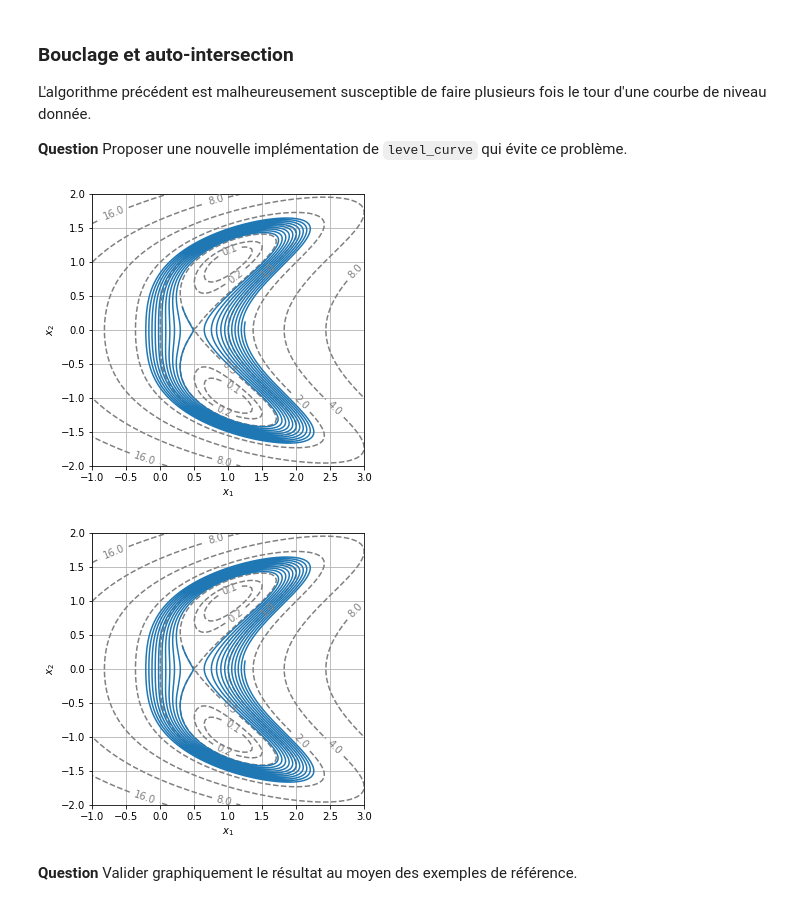
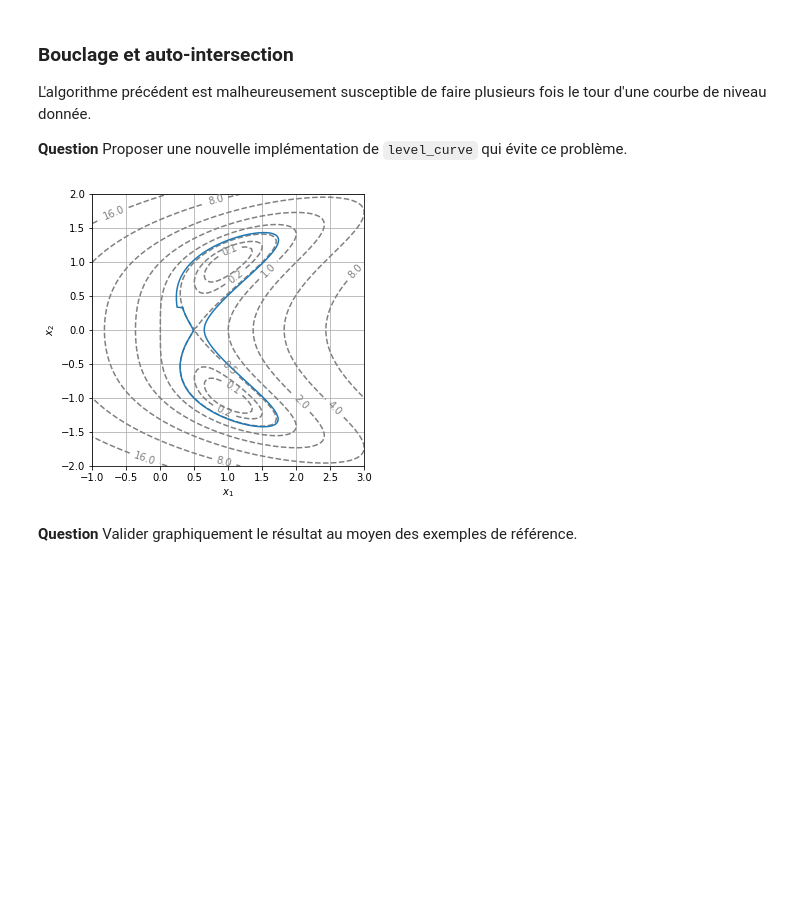
Before and after one commit to EliottBarbier/projet-maths, a Jupyter notebook: Projet numérique - Calcul différentiel.ipynb, the cells around one changed output. Saved outputs shown, nothing was run; the diff lists cells and outputs as text; code cells hidden in the pictures; blank space fills up the shorter version.

Commit message:
Solution empirique pour intersection et bouclage

```diff
--- a/Projet numérique - Calcul différentiel.ipynb
+++ b/Projet numérique - Calcul différentiel.ipynb
@@ -204,10 +196,14 @@ def Newton(F, x0, y0, eps=eps, N=N):
 # %% [markdown]
 **Question** Tester votre implémentation de la fonction `Newton` ! On suggère par exemple de l'utiliser pour chercher un point $(x, y)$ de la ligne de niveau $0.8$ de $f_1$ (cf. Exemples de référence) qui vérifie en outre $x = y$ en utilisant le point $(0.8, 0.8)$. Puis de faire varier le point de référence, la contrainte supplémentaire, etc. et de représenter graphiquement les résultats.
 # %%
-def F(x,y):
+def F2(x,y):
     return( np.array( [ f2(x,y)-0.5 , x-y ]) )
+def F1(x,y):
+    return( np.array( [ f1(x,y)-0.8 , x-y ]) )
 
-Newton(F,0.8,0.8)
+def F3(x,y):
+    return( np.array( [ f3(x,y)-0.8 , x-y ]) )
+Newton(F1,0.8,0.8)
 
 #On fait varier le point de départ :
 # %% [output]
@@ -254,7 +249,7 @@ def level_curve(f, x0, y0, delta=0.1, N=1000, eps=eps):
 
     return (tab)
 
-x0,y0=Newton(F,0.8,0.8)
+x0,y0=Newton(F2,0.8,0.8)
 tab=level_curve(f2,x0,y0,delta=0.001,N=10000) #On augmente la précision et le nombre de points pour que ça suive bien
 
 X=tab[0,:]
@@ -291,8 +284,9 @@ def level_curve2(f, x0, y0, delta=0.1, N=1000, eps=eps):
     for k in range(1,N):
         grad_f=grad(f)
         gradient=grad_f(x,y)
-        if k>=2 and ((tab[0,0]-x)**2 + (tab[1,0]-y)**2)<=10. :
-            tab[:, k:]=[0,0]
+        if k>= 10 and np.abs(y - tab[1,0]) <= delta and np.abs(x-tab[0,0]) <= 10*delta :  #A la zeub, marche pour f1, f2
+            tab[0,k:]=tab[0,0]
+            tab[1,k:]=tab[1,0]
             return(tab)
         else:
             if np.isclose(gradient[0],0.) :
@@ -300,36 +294,35 @@ def level_curve2(f, x0, y0, delta=0.1, N=1000, eps=eps):
                 y=y
             else :
                 sol1y= - delta/np.sqrt(1+ (gradient[1]/gradient[0])**2 )
                 sol1x= -(gradient[1]/gradient[0]) * sol1y
                 normegrad= np.sqrt( gradient[0]**2 + gradient[1]**2)
                 norme=np.sqrt(sol1x**2+sol1y**2)
                 if np.isclose(np.linalg.det(np.array( [ [gradient[0]/normegrad, sol1x/norme ], [gradient[1]/normegrad, sol1y/norme ]])),1.) :
                     x=sol1x+x
                     y=sol1y+y
 
                 else:
                     x=-sol1x+x
                     y=-sol1y+y
             tab[:,k]=np.array([x,y])
 
     return (tab)
 
 
-x0,y0=Newton(F,0.8,0.8)
-tab=level_curve(f2,x0,y0,delta=0.01,N=10000) #On augmente la précision et le nombre de points pour que ça suive bien
+x0,y0=Newton(F2,0.8,0.8)
+tab=level_curve2(f2,x0,y0,delta=0.01,N=10000) #On augmente la précision et le nombre de points pour que ça suive bien
 
 X=tab[0,:]
 Y=tab[1,:]
 
 display_contour(
     f2,
     x=np.linspace(-1.0, 3.0, 100),
     y=np.linspace(-2.0, 2.0, 100),
     levels=[2**i for i in range(-3, 8)] # levels: [0.125, 0.25, ..., 64, 128]
 )
 plt.plot(X,Y);
 # %% [output]
-[figure, old version]
+[figure, new version]
-[figure, removed]
 # %% [markdown]
 **Question** Valider graphiquement le résultat au moyen des exemples de référence.
```
Also changed, not shown: parts of 9 cells of this notebook.
